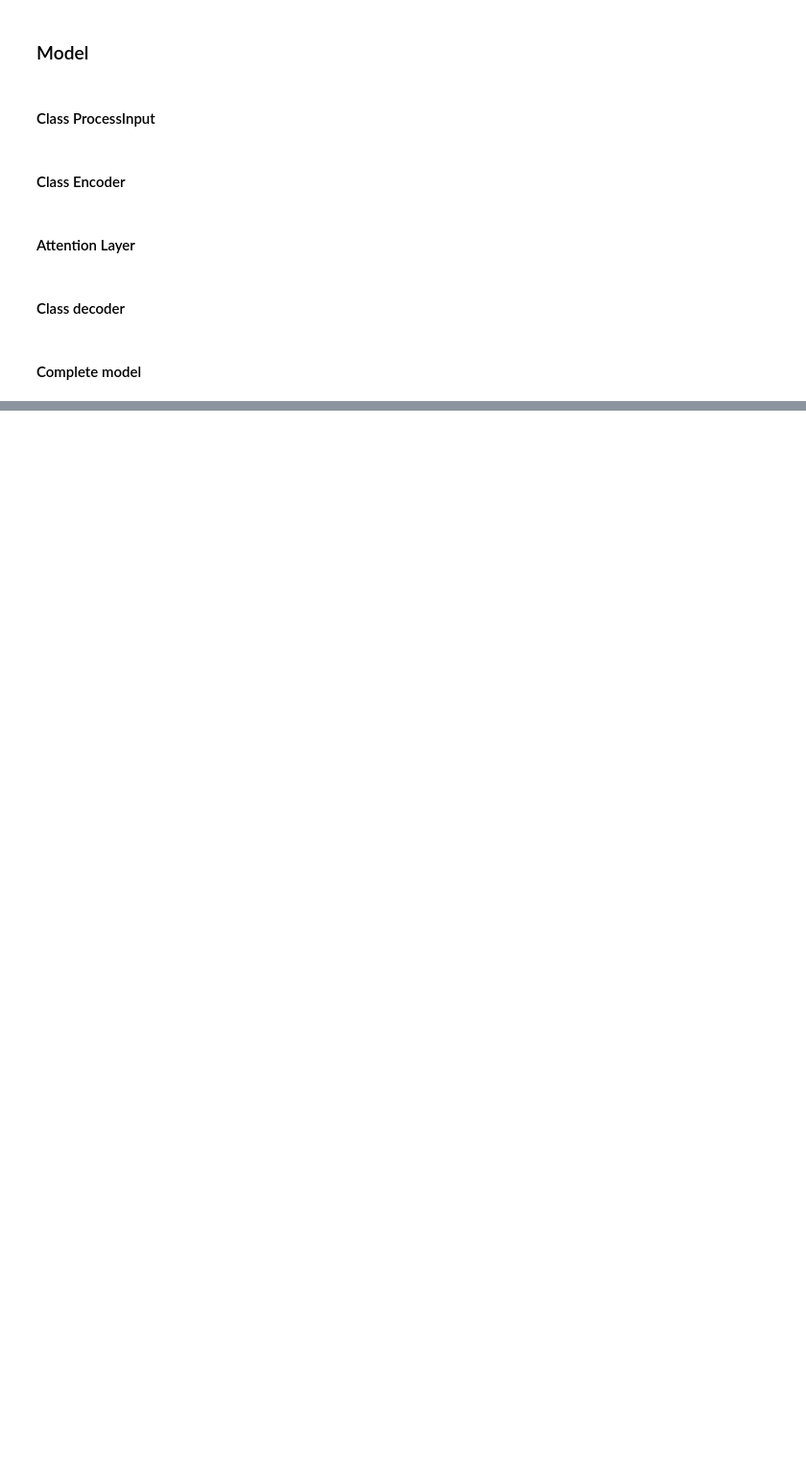
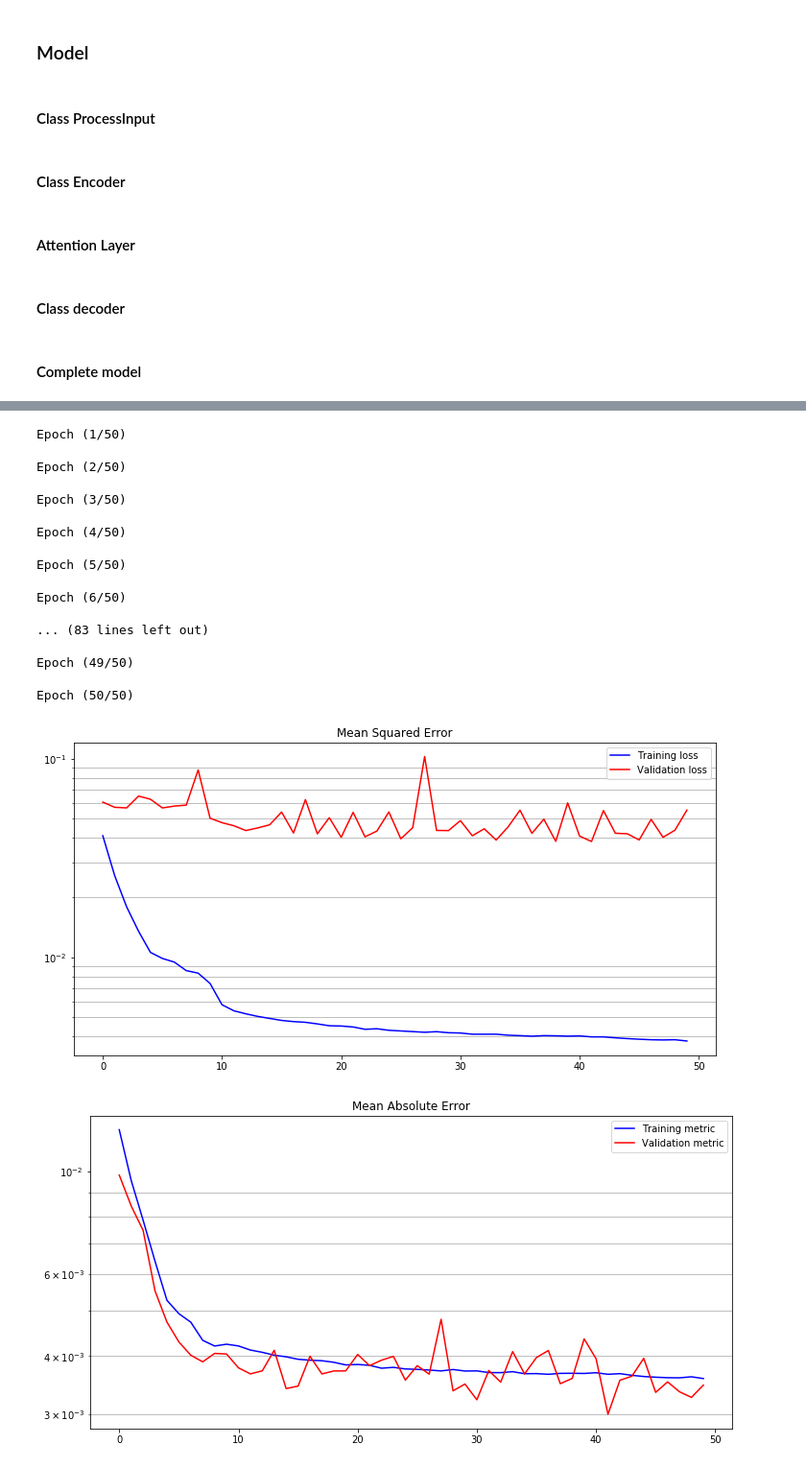
Before and after one commit to juan-arevalo/sugar_level_prediction, a Jupyter notebook: explore/seq2seq_prediction_attention_colab.ipynb, the cells around one changed output, grey strips where cells are left out. Shown at 96% size. Drawn from its saved outputs; the diff is of its cells as text; code cells hidden in the pictures; blank space fills up the shorter version.

Commit message:
Working version of seq2seq with attention

```diff
--- a/explore/seq2seq_prediction_attention_colab.ipynb
+++ b/explore/seq2seq_prediction_attention_colab.ipynb
@@ -394,21 +386,24 @@ assert attention_weights.get_shape().as_list() == [None, 16, 1]
 # %%
 class Decoder(Encoder):
   def __init__(self, stacked_units, kernel_mn, recurrent_mn, dropout,
-               mlp_units, activation_mlp, mlp_mn,
+               mlp_units, activation_mlp, mlp_mn, attention_kernel_mn,
                **kwargs):
     super(Decoder, self).__init__(stacked_units, kernel_mn, recurrent_mn, dropout, **kwargs)
     self.mlp_units = mlp_units
     self.activation_mlp = activation_mlp
     self.mlp_mn = mlp_mn
+    self.attention_kernel_mn = attention_kernel_mn
 
     self.mlp = self.mlp()
-    self.attention = BahdanauAttention(self.stacked_units[-1])
+    self.attention = BahdanauAttention(units=self.stacked_units[-1],
+                                       kernel_mn=attention_kernel_mn)
 
-  def call(self, inputs):
+  def call(self, inputs, training=False):
     # split inputs in teacher forcing input (can be None), target state (decoder at t-1)
     # and source states (outputs from the encoder)
     teacher_input, target, source_seq = inputs
-    context_vector, attention_weights = self.attention(inputs=[target, source_seq])
+    context_vector, attention_weights = self.attention(inputs=[target, source_seq],
+                                                       training=training)
 
     # concatenate context vector and tf_input
     context_vector = tf.expand_dims(context_vector, 1)  # shape=(None, 1, dec_hidden_size)
@@ -419,8 +414,8 @@ class Decoder(Encoder):
 
     # pass the merged vector through the stack of LSTMs
     for lstm in self.lstms[:-1]:
-      merged = lstm(merged)
-    decoder_outputs, state_h, state_c = self.lstms[-1](merged)
+      merged = lstm(merged, training=training)
+    decoder_outputs, state_h, state_c = self.lstms[-1](merged, training=training)
     decoder_states = [state_h, state_c]
 
     # reshape output, as we pass one step at a time
@@ -645,4 +525,7 @@ train_dataset = tf.data.Dataset.from_tensor_slices((input_train, target_train))
 train_dataset = train_dataset.shuffle(buffer_size).batch(batch_size, drop_remainder=True)
 
 vad_dataset = tf.data.Dataset.from_tensor_slices((input_vad, target_vad))
-vad_dataset = vad_dataset.shuffle(buffer_size).batch(batch_size, drop_remainder=True)
+vad_dataset = vad_dataset.batch(batch_size, drop_remainder=True)
+# %%
+num_identifiers = np.unique(input_train[3]).size
+print("There are %s individuals" % num_identifiers)
@@ -649,10 +743,10 @@ vad_dataset = vad_dataset.shuffle(buffer_size).batch(batch_size, drop_remainder=
 # %%
-inputs = dict(
+normal_inputs = dict(
   # ProcessInput params
   dense_dim=100,
   dense_activation='selu',
   gaussian_noise=0.0,
-  num_ids=7,
+  num_ids=num_identifiers,
   day_of_week_dim=30,
   hour_of_day_dim=30,
   patient_id_dim=30,
@@ -668,14 +762,11 @@ inputs = dict(
   dec_dropout=0.0,
   mlp_units=[64, 16, 4, 1],
   activation_mlp='relu',
-  mlp_mn=0.5,
+  mlp_mn=0.2,
+  attention_kernel_mn=0.1,
   teacher_forcing = None,
   start_char = -1.0,
   # Optimization params
   learning_rate = 5e-4,
   clipvalue = 0.5
 )
-
-epochs = 10
-m = Seq2SeqModel(**inputs)
-m.fit_custom(train_dataset, epochs=epochs, steps_per_epoch=steps_per_epoch)
@@ -2211,0 +773,33 @@ Epoch 100/100
+# %%
+inputs = copy.deepcopy(normal_inputs)
+inputs['teacher_forcing'] = False
+epochs = 50
+
+m = Seq2SeqModel(**inputs)
+h = m.fit_custom(train_dataset=train_dataset,
+                 epochs=epochs,
+                 steps_per_epoch=steps_per_epoch,
+                 vad_dataset=vad_dataset)
+
+plot_train_history(h, 'Mean Squared Error', 'loss')
+plot_train_history(h, 'Mean Absolute Error', 'metric')
+# %% [output]
+Epoch (1/50)
+
+Epoch (2/50)
+
+Epoch (3/50)
+
+Epoch (4/50)
+
+Epoch (5/50)
+
+Epoch (6/50)
+
+... (83 lines left out)
+
+Epoch (49/50)
+
+Epoch (50/50)
+[figure, added]
+[figure, added]
```
Also changed, not shown: parts of 51 cells of this notebook.
